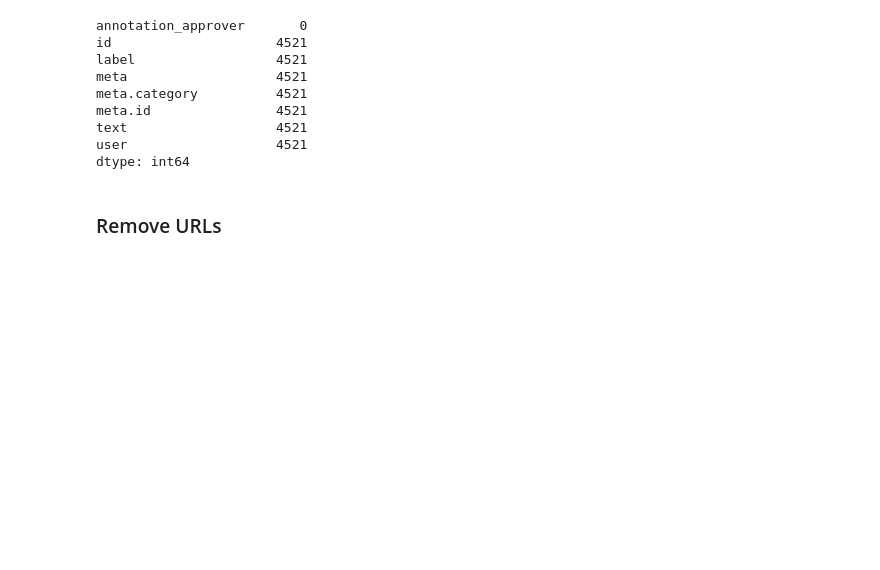
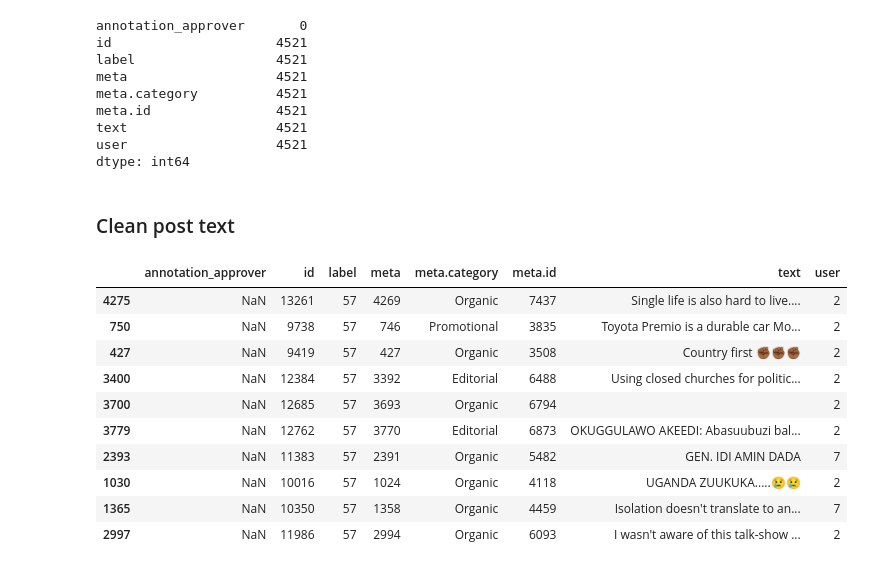
Before and after one commit to SunbirdAI/covid19-uganda-facebook-data-analysis, a Jupyter notebook: notebooks/CrowdTangle-posts-analysis.ipynb, the cells around one changed output. Cells and saved outputs as stored; diff of their text form; code cells hidden in the pictures; blank space fills up the shorter version.

```diff
--- a/notebooks/CrowdTangle-posts-analysis.ipynb
+++ b/notebooks/CrowdTangle-posts-analysis.ipynb
@@ -170,5 +171,5 @@ posts.sample(5)
 # %% [markdown]
 ### Remove duplicate text
 # %%
-deduplicated = posts.drop_duplicates(subset='text')
+deduplicated_posts = posts.drop_duplicates(subset='text')
 # %%
@@ -183,5 +184,5 @@ meta.id                4521
 text                   4521
 user                   4521
 dtype: int64
-# %% [markdown]
-### Remove URLs
+# %% [markdown]
+### Clean post text
@@ -187,0 +196,16 @@ dtype: int64
+# %%
+cleaned_posts = deduplicated_posts['text'].apply(clean_posts)
+deduplicated_posts['text'] = cleaned_posts
+deduplicated_posts.sample(10)
+# %% [output]
+|  | annotation_approver | id | label | meta | meta.category | meta.id | text | user |
+| 4275 | NaN | 13261 | 57 | 4269 | Organic | 7437 | Single life is also hard to live.... | 2 |
+| 750 | NaN | 9738 | 57 | 746 | Promotional | 3835 | Toyota Premio is a durable car Mo... | 2 |
+| 427 | NaN | 9419 | 57 | 427 | Organic | 3508 | Country first ✊🏾✊🏾✊🏾 | 2 |
+| 3400 | NaN | 12384 | 57 | 3392 | Editorial | 6488 | Using closed churches for politic... | 2 |
+| 3700 | NaN | 12685 | 57 | 3693 | Organic | 6794 |  | 2 |
+| 3779 | NaN | 12762 | 57 | 3770 | Editorial | 6873 | OKUGGULAWO AKEEDI: Abasuubuzi bal... | 2 |
+| 2393 | NaN | 11383 | 57 | 2391 | Organic | 5482 | GEN. IDI AMIN DADA | 7 |
+| 1030 | NaN | 10016 | 57 | 1024 | Organic | 4118 | UGANDA ZUUKUKA.....😢😢 | 2 |
+| 1365 | NaN | 10350 | 57 | 1358 | Organic | 4459 | Isolation doesn't translate to an... | 7 |
+| 2997 | NaN | 11986 | 57 | 2994 | Organic | 6093 | I wasn't aware of this talk-show ... | 2 |
```
Also changed, not shown: parts of 9 cells of this notebook.
